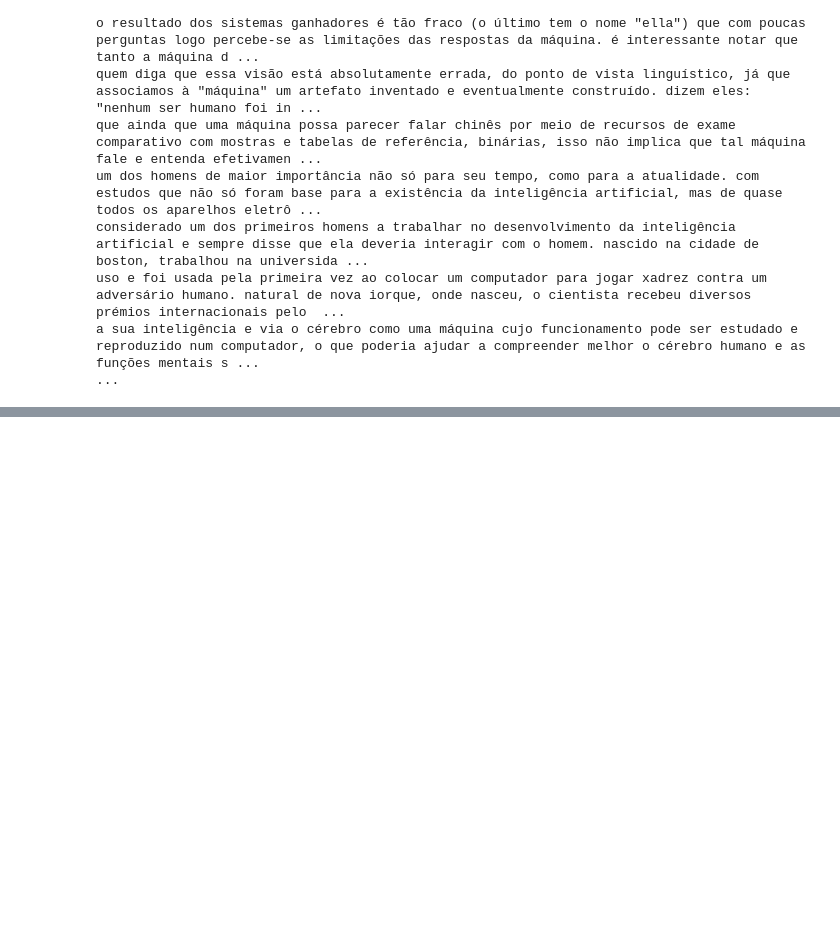
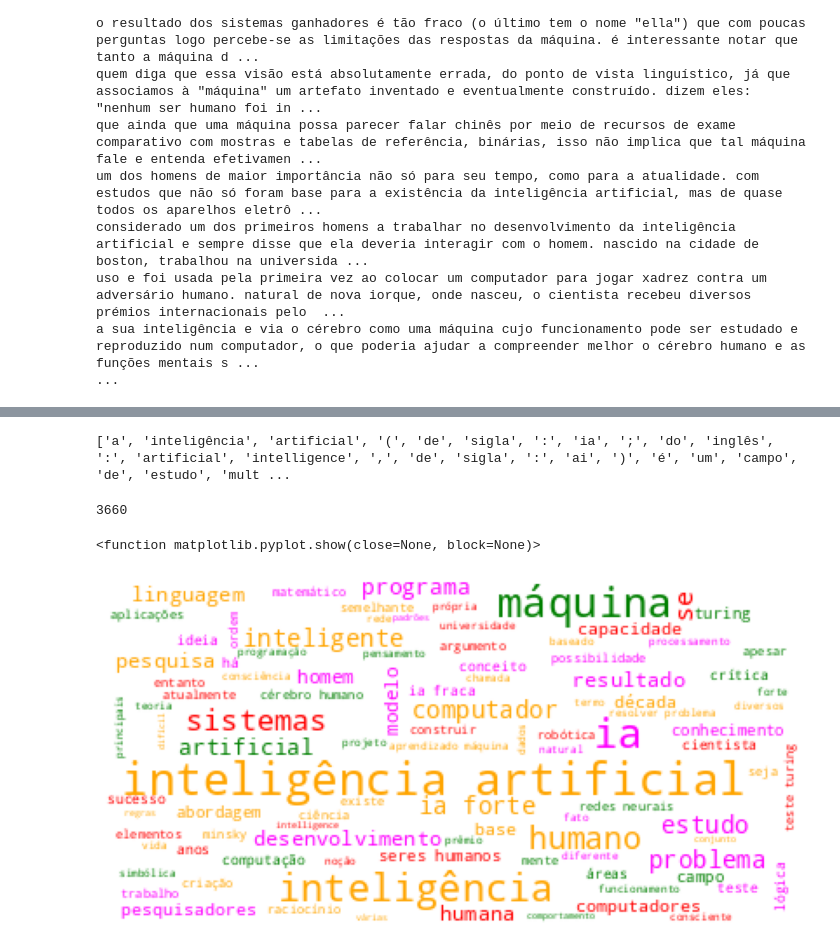
Before and after one commit to AndreMoreira00/Linguagem-Natural, a Jupyter notebook: index.ipynb, the cells around one changed output, grey strips where cells are left out. Drawn from its saved outputs; the diff is of its cells as text; code cells hidden in the pictures; blank space fills up the shorter version.

Commit message:
Nuvem de palavras

```diff
--- a/index.ipynb
+++ b/index.ipynb
@@ -234,0 +296,34 @@ a sua inteligência e via o cérebro como uma máquina cujo funcionamento pode s
+# %%
+doc = pln(conteudo)
+lista_tokens = []
+for token in doc:
+  lista_tokens.append(token.text)
+
+print(lista_tokens)
+# %% [output]
+['a', 'inteligência', 'artificial', '(', 'de', 'sigla', ':', 'ia', ';', 'do', 'inglês', ':', 'artificial', 'intelligence', ',', 'de', 'sigla', ':', 'ai', ')', 'é', 'um', 'campo', 'de', 'estudo', 'mult ...
+# %%
+sem_stop_words = []
+for palavra in lista_tokens:
+  if pln.vocab[palavra].is_stop == False:
+    sem_stop_words.append(palavra)
+# %%
+len(sem_stop_words)
+# %% [output]
+3660
+# %%
+from matplotlib.colors import ListedColormap
+color_map = ListedColormap(['orange', 'green', 'red', 'magenta'])
+# %%
+from wordcloud import WordCloud
+cloud = WordCloud(background_color='white', max_words=100, colormap=color_map)
+# %%
+import matplotlib.pyplot as plt
+cloud = cloud.generate(' '.join(sem_stop_words))
+plt.figure(figsize=(12,12))
+plt.imshow(cloud)
+plt.axis('off')
+plt.show
+# %% [output]
+<function matplotlib.pyplot.show(close=None, block=None)>
+[figure, added]
```
Also changed, not shown: parts of 9 cells of this notebook.
